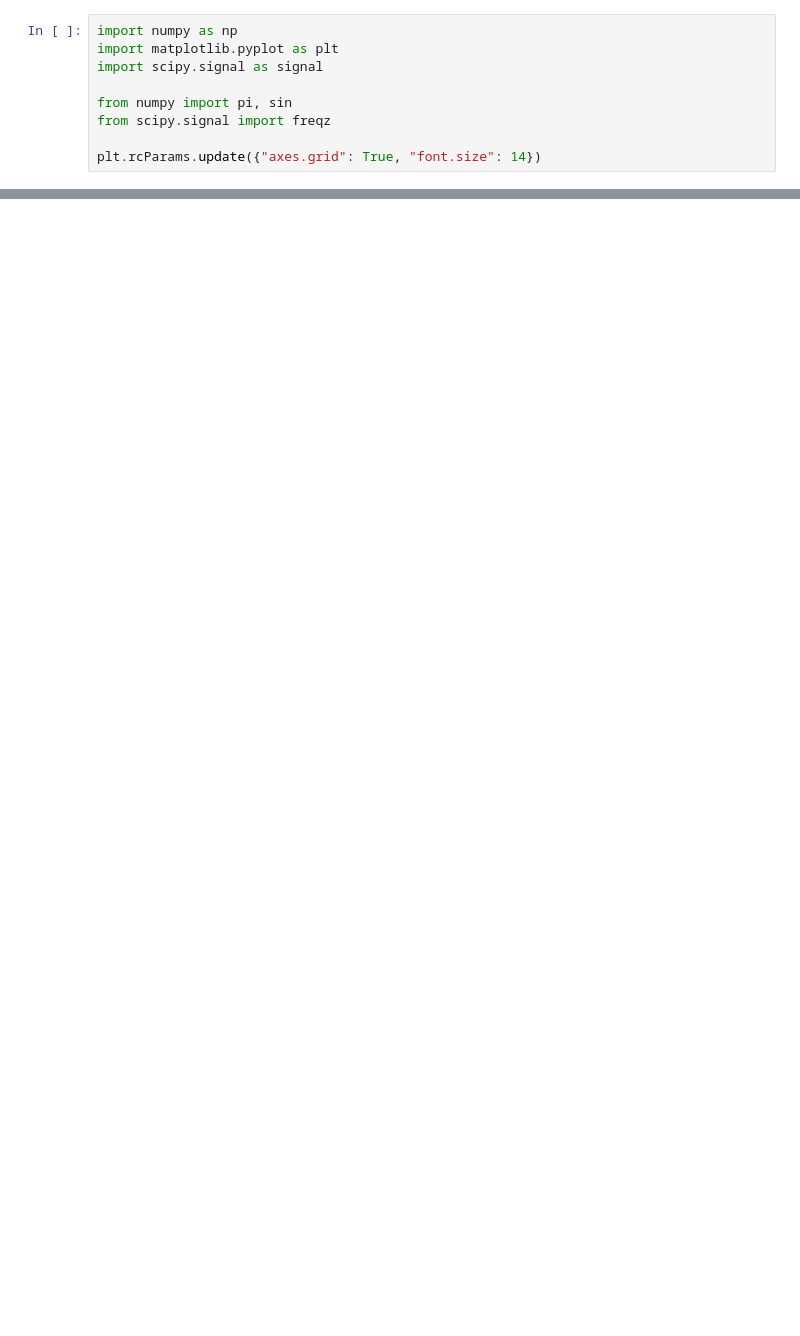
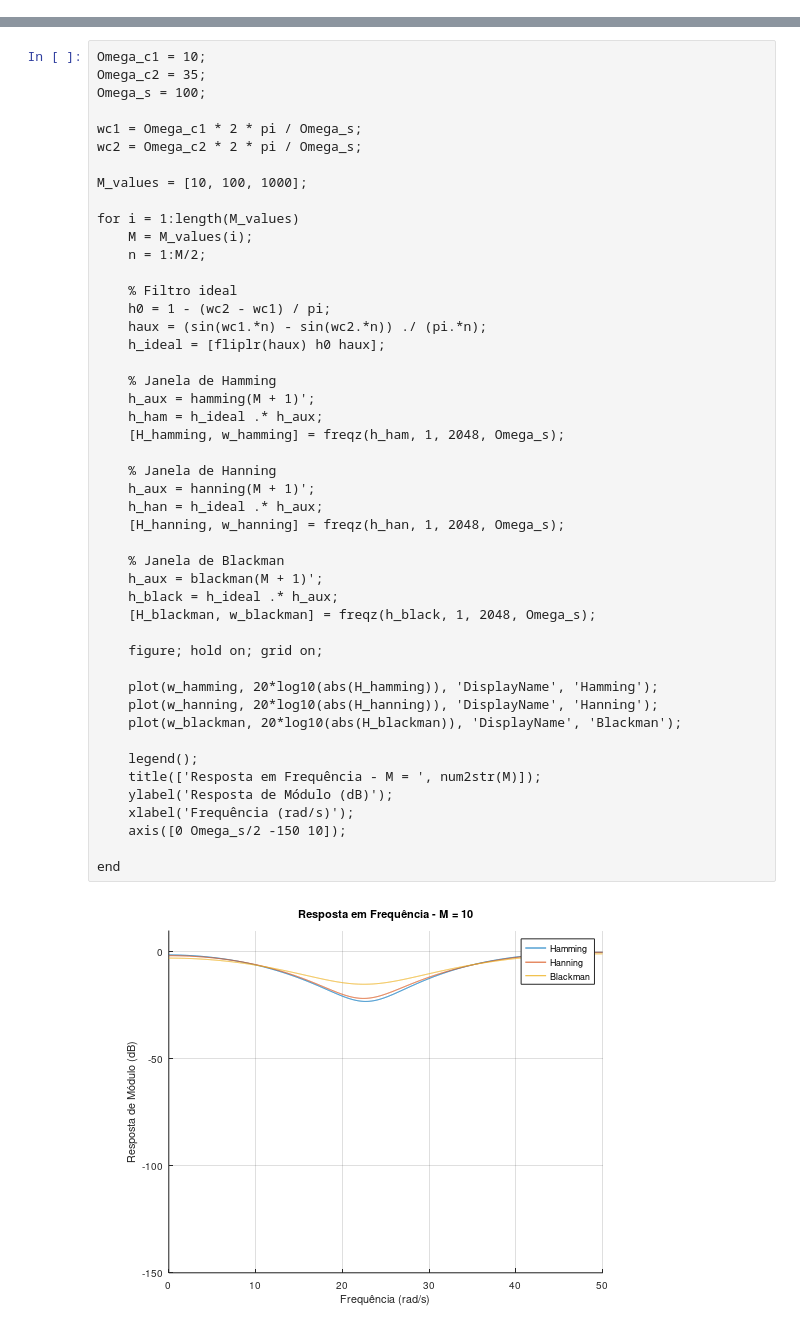
Before and after one commit to gabrielluizep/workbook-eng-telecom, a Jupyter notebook: psd/fir-janelas.ipynb, the cells around one changed output, grey strips where cells are left out. Drawn from its saved outputs; the diff is of its cells as text; blank space fills up the shorter version.

Commit message:
feat(psd): realizada tarefa fir janelas

```diff
--- a/psd/fir-janelas.ipynb
+++ b/psd/fir-janelas.ipynb
@@ -1,9 +0,0 @@
-# %%
-import numpy as np
-import matplotlib.pyplot as plt
-import scipy.signal as signal
-
-from numpy import pi, sin
-from scipy.signal import freqz
-
-plt.rcParams.update({"axes.grid": True, "font.size": 14})
@@ -9,0 +8,49 @@ plt.rcParams.update({"axes.grid": True, "font.size": 14})
+# %%
+Omega_c1 = 10;
+Omega_c2 = 35;
+Omega_s = 100;
+
+wc1 = Omega_c1 * 2 * pi / Omega_s;
+wc2 = Omega_c2 * 2 * pi / Omega_s;
+
+M_values = [10, 100, 1000];
+
+for i = 1:length(M_values)
+    M = M_values(i);
+    n = 1:M/2;
+
+    % Filtro ideal
+    h0 = 1 - (wc2 - wc1) / pi;
+    haux = (sin(wc1.*n) - sin(wc2.*n)) ./ (pi.*n);
+    h_ideal = [fliplr(haux) h0 haux];
+
+    % Janela de Hamming
+    h_aux = hamming(M + 1)';
+    h_ham = h_ideal .* h_aux;
+    [H_hamming, w_hamming] = freqz(h_ham, 1, 2048, Omega_s);
+
+    % Janela de Hanning
+    h_aux = hanning(M + 1)';
+    h_han = h_ideal .* h_aux;
+    [H_hanning, w_hanning] = freqz(h_han, 1, 2048, Omega_s);
+
+    % Janela de Blackman
+    h_aux = blackman(M + 1)';
+    h_black = h_ideal .* h_aux;
+    [H_blackman, w_blackman] = freqz(h_black, 1, 2048, Omega_s);
+
+    figure; hold on; grid on;
+
+    plot(w_hamming, 20*log10(abs(H_hamming)), 'DisplayName', 'Hamming');
+    plot(w_hanning, 20*log10(abs(H_hanning)), 'DisplayName', 'Hanning');
+    plot(w_blackman, 20*log10(abs(H_blackman)), 'DisplayName', 'Blackman');
+
+    legend();
+    title(['Resposta em Frequência - M = ', num2str(M)]);
+    ylabel('Resposta de Módulo (dB)');
+    xlabel('Frequência (rad/s)');
+    axis([0 Omega_s/2 -150 10]);
+
+end
+# %% [output]
+[figure, added]
```
Also changed, not shown: parts of 19 cells of this notebook.
